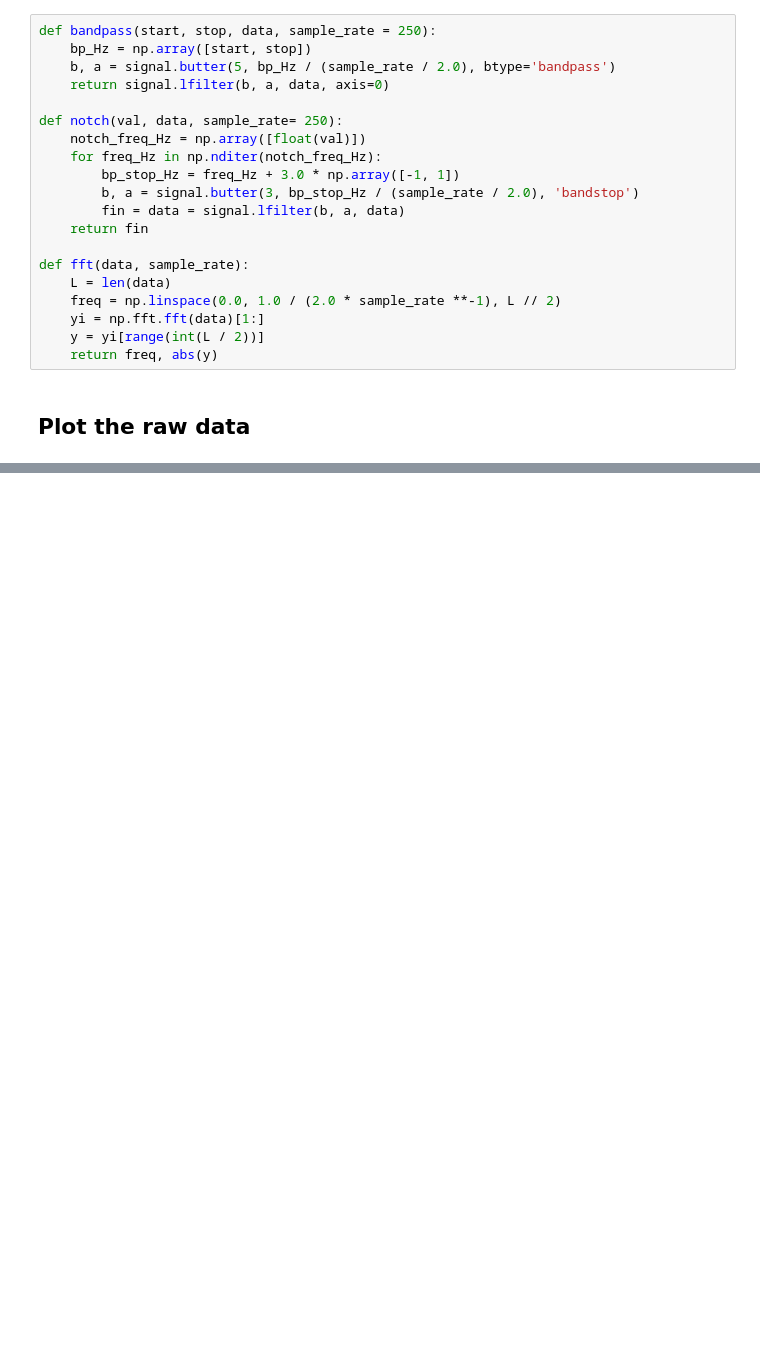
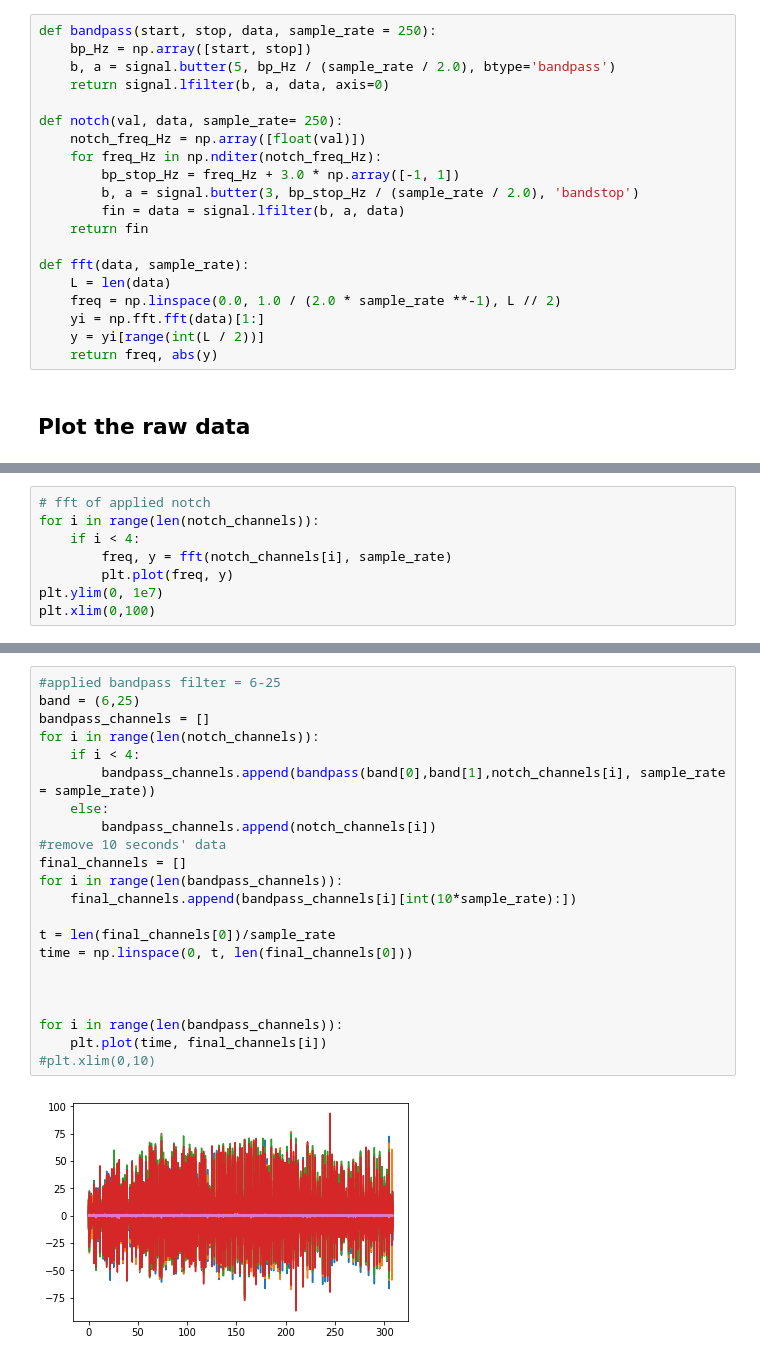
Before and after one commit to Fan1117/sub-vocalized-words, a Jupyter notebook: nbk/Tutorial for sub-vocalized-words.ipynb, the cells around one changed output, grey strips where cells are left out. Drawn from its saved outputs; the diff is of its cells as text; blank space fills up the shorter version.

```diff
--- a/nbk/Tutorial for sub-vocalized-words.ipynb
+++ b/nbk/Tutorial for sub-vocalized-words.ipynb
@@ -117,0 +78,8 @@ bandpass_channels[1][2]
+# %%
+# fft of applied notch
+for i in range(len(notch_channels)):
+    if i < 4:
+        freq, y = fft(notch_channels[i], sample_rate)
+        plt.plot(freq, y)
+plt.ylim(0, 1e7)
+plt.xlim(0,100)
@@ -117,0 +89,24 @@ bandpass_channels[1][2]
+# %%
+#applied bandpass filter = 6-25
+band = (6,25)
+bandpass_channels = []
+for i in range(len(notch_channels)):
+    if i < 4:
+        bandpass_channels.append(bandpass(band[0],band[1],notch_channels[i], sample_rate = sample_rate))
+    else:
+        bandpass_channels.append(notch_channels[i])
+#remove 10 seconds' data
+final_channels = []
+for i in range(len(bandpass_channels)):
+    final_channels.append(bandpass_channels[i][int(10*sample_rate):])
+
+t = len(final_channels[0])/sample_rate
+time = np.linspace(0, t, len(final_channels[0]))
+
+
+
+for i in range(len(bandpass_channels)):
+    plt.plot(time, final_channels[i])
+#plt.xlim(0,10)
+# %% [output]
+[figure, added]
```
Also changed, not shown: parts of 53 cells of this notebook.
